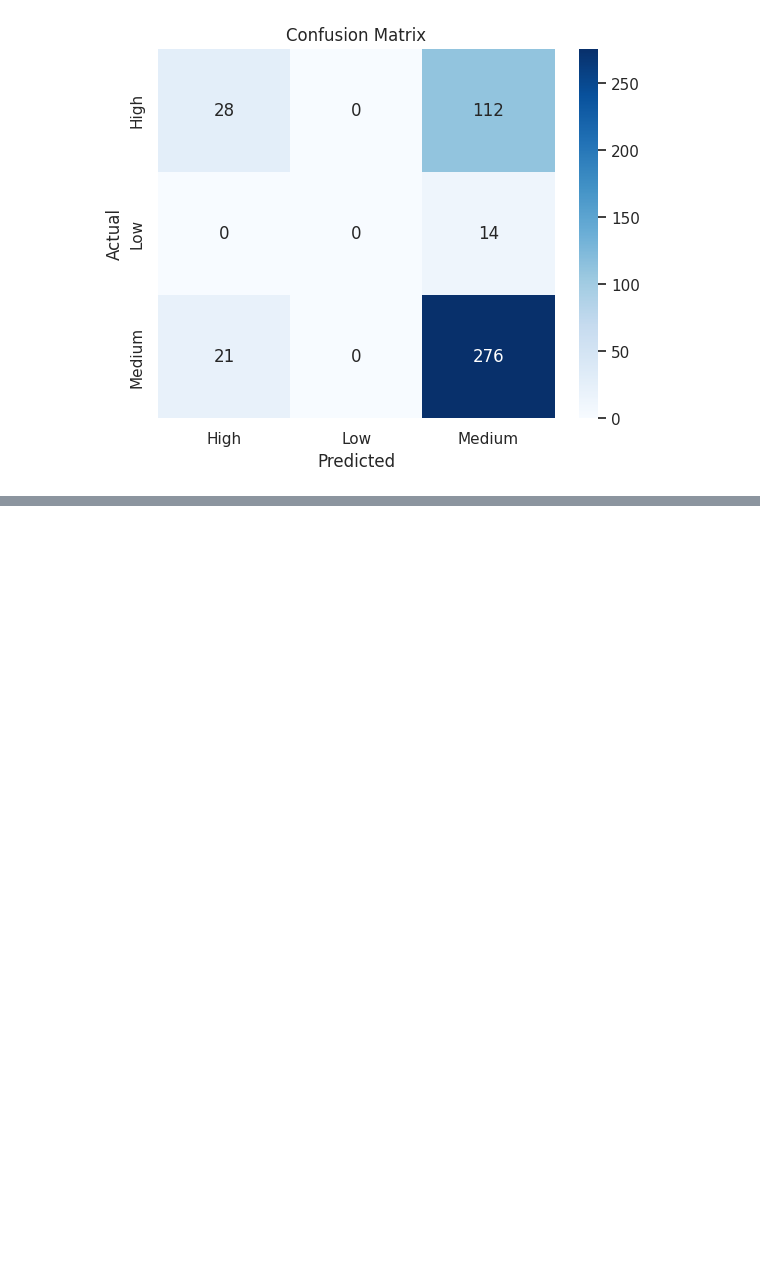
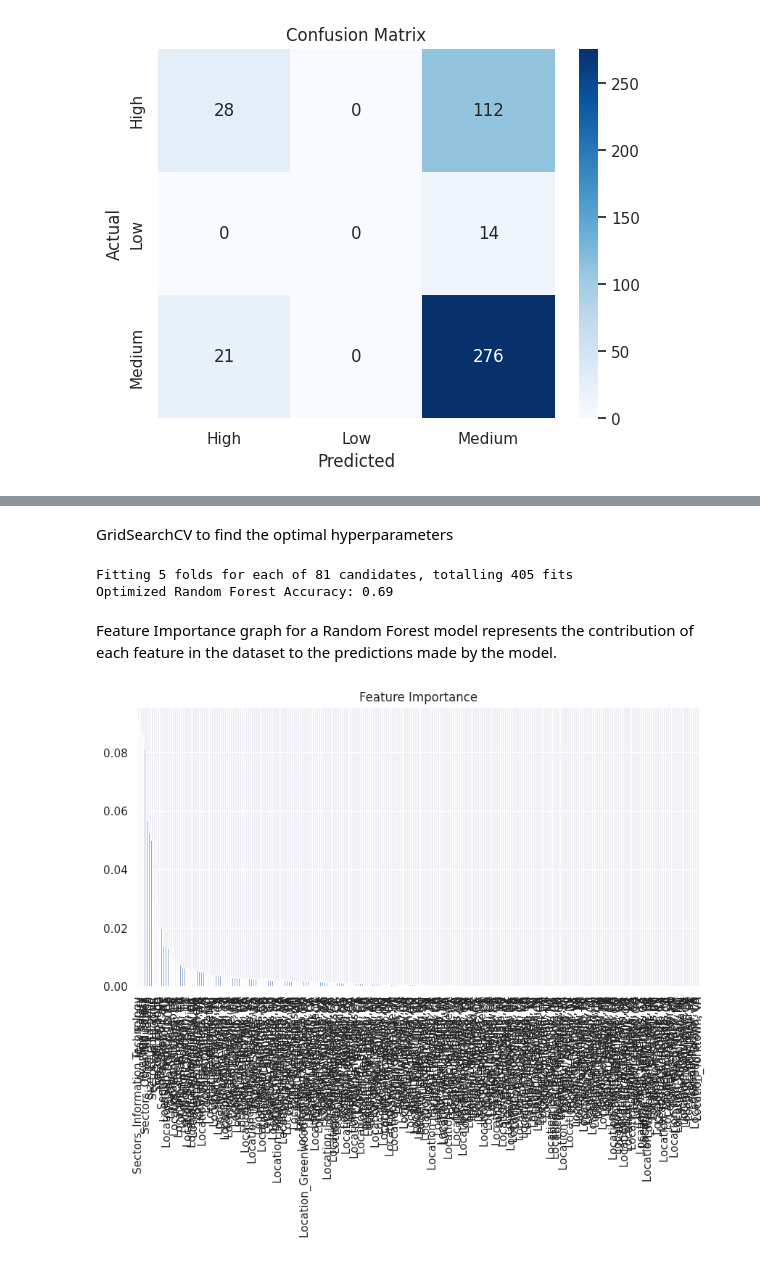
Before and after one commit to RPeleja/FAI24_G01, a Jupyter notebook: Project02.ipynb, the cells around one changed output, grey strips where cells are left out. Cells and saved outputs as stored; diff of their text form; code cells hidden in the pictures; blank space fills up the shorter version.

```diff
--- a/Project02.ipynb
+++ b/Project02.ipynb
@@ -755,0 +805,35 @@ Test Accuracy with Optimized Model: 0.67
+# %% [markdown]
+GridSearchCV to find the optimal hyperparameters
+# %%
+#Hyperparameter Tuning for Random Forest
+
+param_grid_rf = {
+    'n_estimators': [100, 200, 500],
+    'max_depth': [None, 10, 20],
+    'min_samples_split': [2, 5, 10],
+    'min_samples_leaf': [1, 2, 4]
+}
+
+grid_search_rf = GridSearchCV(estimator=RandomForestClassifier(random_state=42),
+                              param_grid=param_grid_rf,
+                              cv=5,
+                              scoring='accuracy',
+                              verbose=2,
+                              n_jobs=-1)
+grid_search_rf.fit(X_train, y_train)
+
+best_rf = grid_search_rf.best_estimator_
+y_pred_rf = best_rf.predict(X_test)
+accuracy_rf = accuracy_score(y_test, y_pred_rf)
+print(f"Optimized Random Forest Accuracy: {accuracy_rf:.2f}")
+# %% [output]
+Fitting 5 folds for each of 81 candidates, totalling 405 fits
+Optimized Random Forest Accuracy: 0.69
+# %% [markdown]
+Feature Importance graph for a Random Forest model represents the contribution of each feature in the dataset to the predictions made by the model.
+# %%
+importances = pd.Series(best_rf.feature_importances_, index=X.columns)
+importances.sort_values(ascending=False).plot(kind='bar', figsize=(10, 5), title='Feature Importance')
+plt.show()
+# %% [output]
+[figure, added]
```
Also changed, not shown: parts of 33 cells of this notebook.
